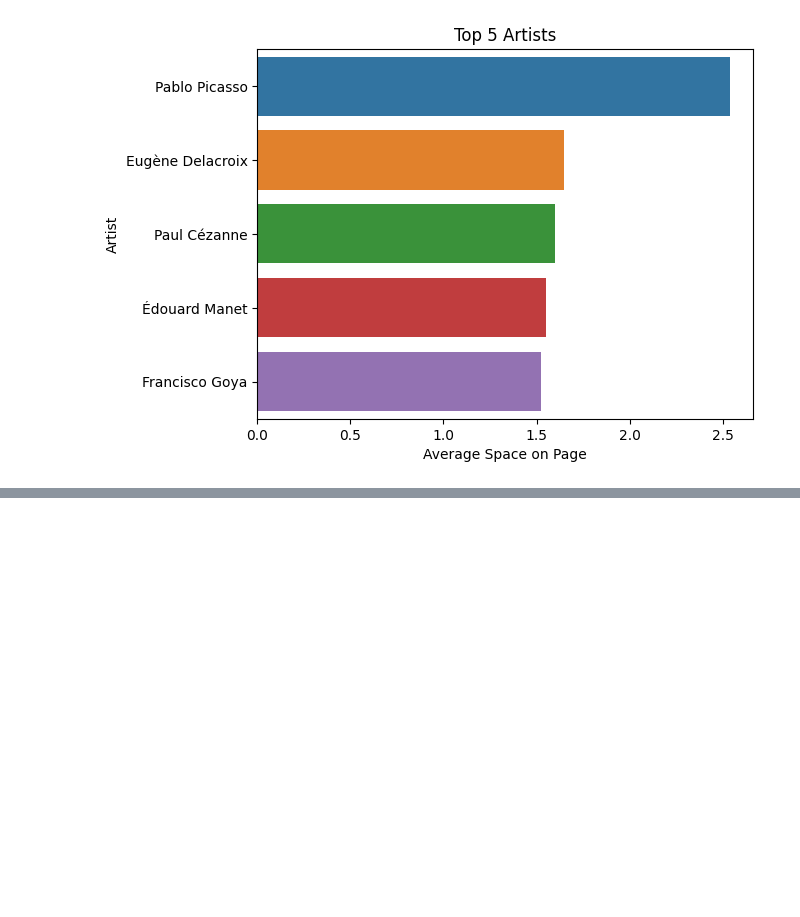
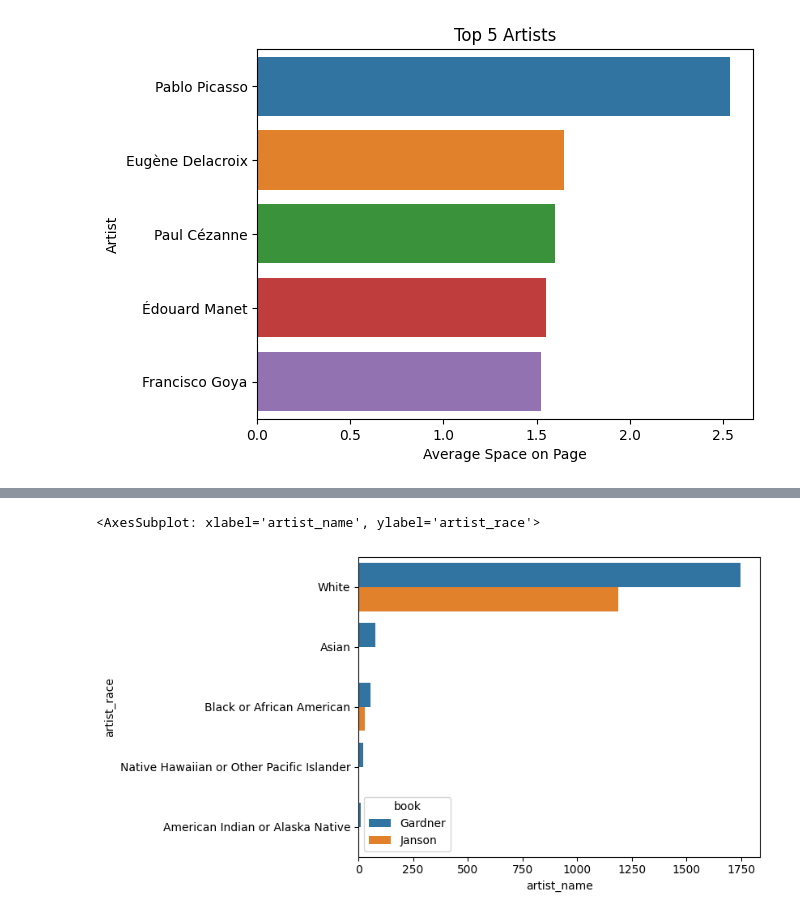
Before and after one commit to MattHondrakis/Python-Data-Science, a Jupyter notebook: Art History.ipynb, the cells around one changed output, grey strips where cells are left out. Saved outputs shown, nothing was run; the diff lists cells and outputs as text; code cells hidden in the pictures; blank space fills up the shorter version.

```diff
--- a/Art History.ipynb
+++ b/Art History.ipynb
@@ -72,3 +71,6 @@ plt.title("Top 5 Artists")
 # %% [output]
 Text(0.5, 1.0, 'Top 5 Artists')
 [figure]
+# %%
+books_by_race = artists.groupby(["artist_race","book"]).count().sort_values("artist_name", ascending = False).reset_index().iloc[:,0:3]
+books_by_race.head(9)
@@ -74,0 +88,5 @@ Text(0.5, 1.0, 'Top 5 Artists')
+# %%
+sns.barplot(x = "artist_name", y = "artist_race", hue = "book", data = books_by_race)
+# %% [output]
+<AxesSubplot: xlabel='artist_name', ylabel='artist_race'>
+[figure, added]
```
Also changed, not shown: parts of 2 cells of this notebook.
